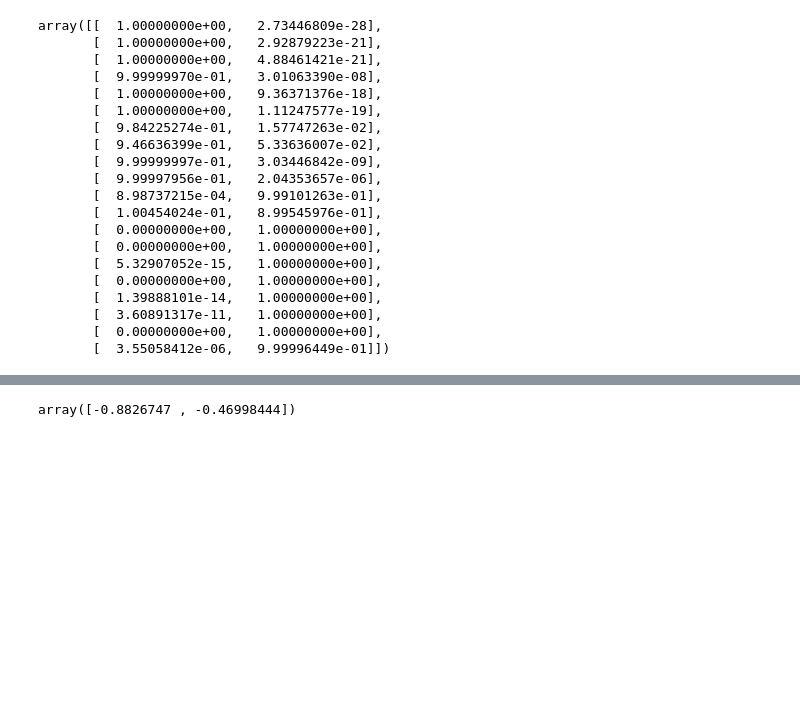
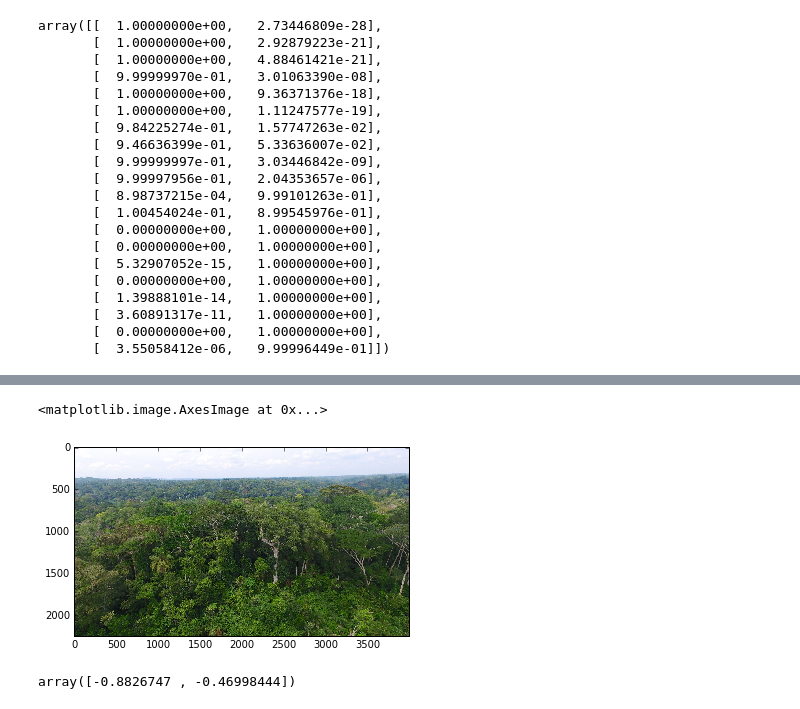
Before and after one commit to tamir650/keshet17, a Jupyter notebook: class06/class6.ipynb, the cells around one changed output, grey strips where cells are left out. Drawn from its saved outputs; the diff is of its cells as text; code cells hidden in the pictures; blank space fills up the shorter version.

```diff
--- a/class06/class6.ipynb
+++ b/class06/class6.ipynb
@@ -119,3 +162,10 @@ array([[  1.00000000e+00,   2.73446809e-28],
+# %%
+#90% certain forest image
+img = mpimg.imread('../data/forest' + str(1) + '.jpg')
+plt.imshow(img)
+# %% [output]
+<matplotlib.image.AxesImage at 0x...>
+[figure, added]
 # %%
 w = classifier.coef_[0]
 w / np.linalg.norm(w)
```
Also changed, not shown: parts of 5 cells of this notebook.
